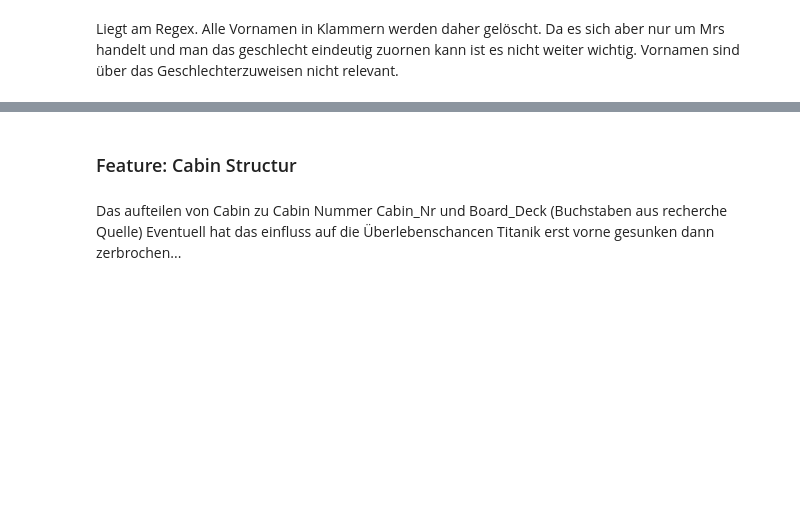
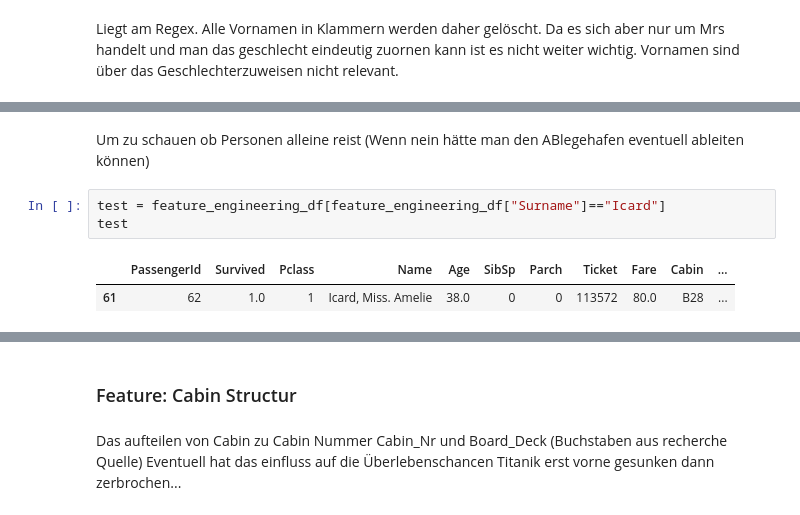
Before and after one commit to IvanBirkmaier/titanic_challenge, a Jupyter notebook: notebooks/Feature_Engineering.ipynb, the cells around one changed output, grey strips where cells are left out. Drawn from its saved outputs; the diff is of its cells as text; blank space fills up the shorter version.

```diff
--- a/notebooks/Feature_Engineering.ipynb
+++ b/notebooks/Feature_Engineering.ipynb
@@ -365,0 +375,8 @@ Liegt am Regex. Alle Vornamen in Klammern werden daher gelöscht. Da es sich abe
+# %% [markdown]
+Um zu schauen ob Personen alleine reist (Wenn nein hätte man den ABlegehafen eventuell ableiten können)
+# %%
+test = feature_engineering_df[feature_engineering_df["Surname"]=="Icard"]
+test
+# %% [output]
+|  | PassengerId | Survived | Pclass | Name | Age | SibSp | Parch | Ticket | Fare | Cabin | ... |
+| 61 | 62 | 1.0 | 1 | Icard, Miss. Amelie | 38.0 | 0 | 0 | 113572 | 80.0 | B28 | ... |
```
Also changed, not shown: parts of 55 cells of this notebook, 7 other files.
